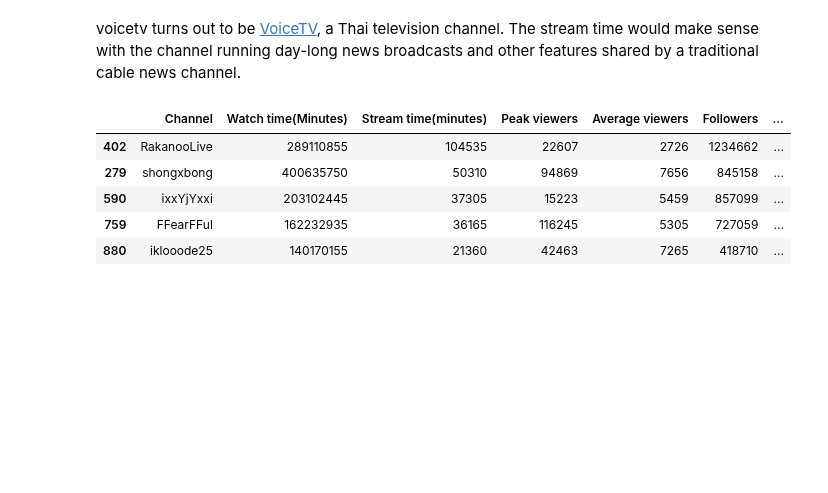
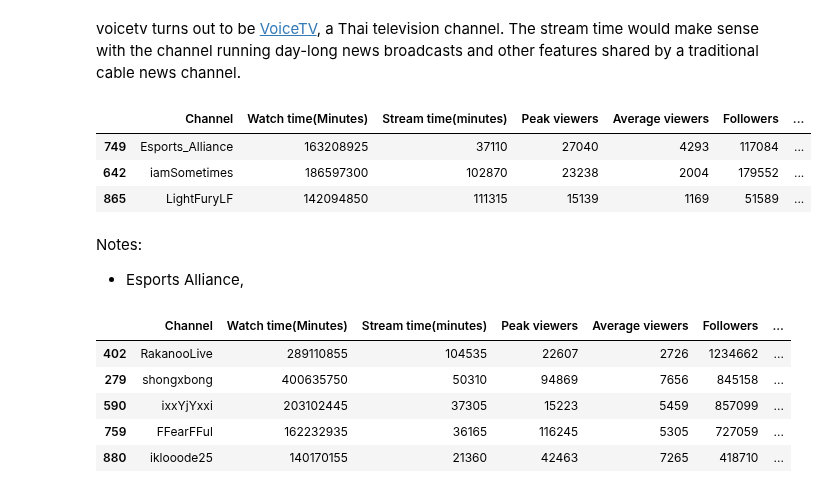
Before and after one commit to BeanutPutters/BeanutPutters.github.io, a Jupyter notebook: project0/Final.ipynb, the cells around one changed output. Saved outputs shown, nothing was run; the diff lists cells and outputs as text; code cells hidden in the pictures; blank space fills up the shorter version.

```diff
--- a/project0/Final.ipynb
+++ b/project0/Final.ipynb
@@ -364,6 +371,17 @@ thai.head(5)
 | 320 | FPSThailand | 351025410 | 158640 | 38563 | 2260 | 390579 | ... |
 # %% [markdown]
 voicetv turns out to be [VoiceTV](https://www.twitch.tv/voicetv/about), a Thai television channel. The stream time would make sense with the channel running day-long news broadcasts and other features shared by a traditional cable news channel.
+# %%
+thai = data[data["Language"] == "Thai"].sort_values(axis=0,by='Stream time(days)',ascending=True)
+thai.head(3)
+# %% [output]
+|  | Channel | Watch time(Minutes) | Stream time(minutes) | Peak viewers | Average viewers | Followers | ... |
+| 749 | Esports_Alliance | 163208925 | 37110 | 27040 | 4293 | 117084 | ... |
+| 642 | iamSometimes | 186597300 | 102870 | 23238 | 2004 | 179552 | ... |
+| 865 | LightFuryLF | 142094850 | 111315 | 15139 | 1169 | 51589 | ... |
+# %% [markdown]
+Notes:
+- Esports Alliance,
 # %%
 ar = data[data["Language"] == "Arabic"].sort_values(axis=0,by='Stream time(days)',ascending=False)
 ar.head(5)
```
Also changed, not shown: parts of 23 cells of this notebook.
